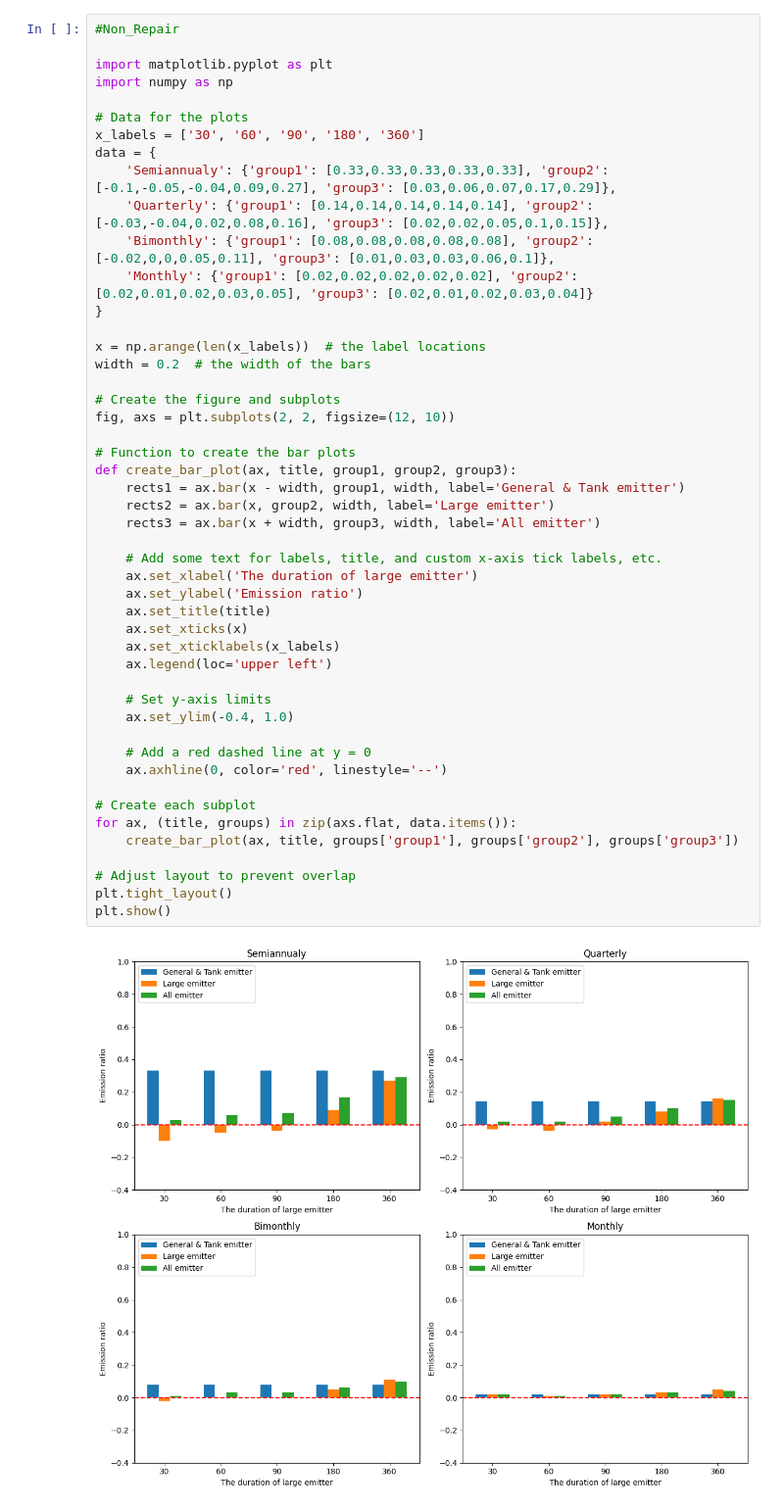
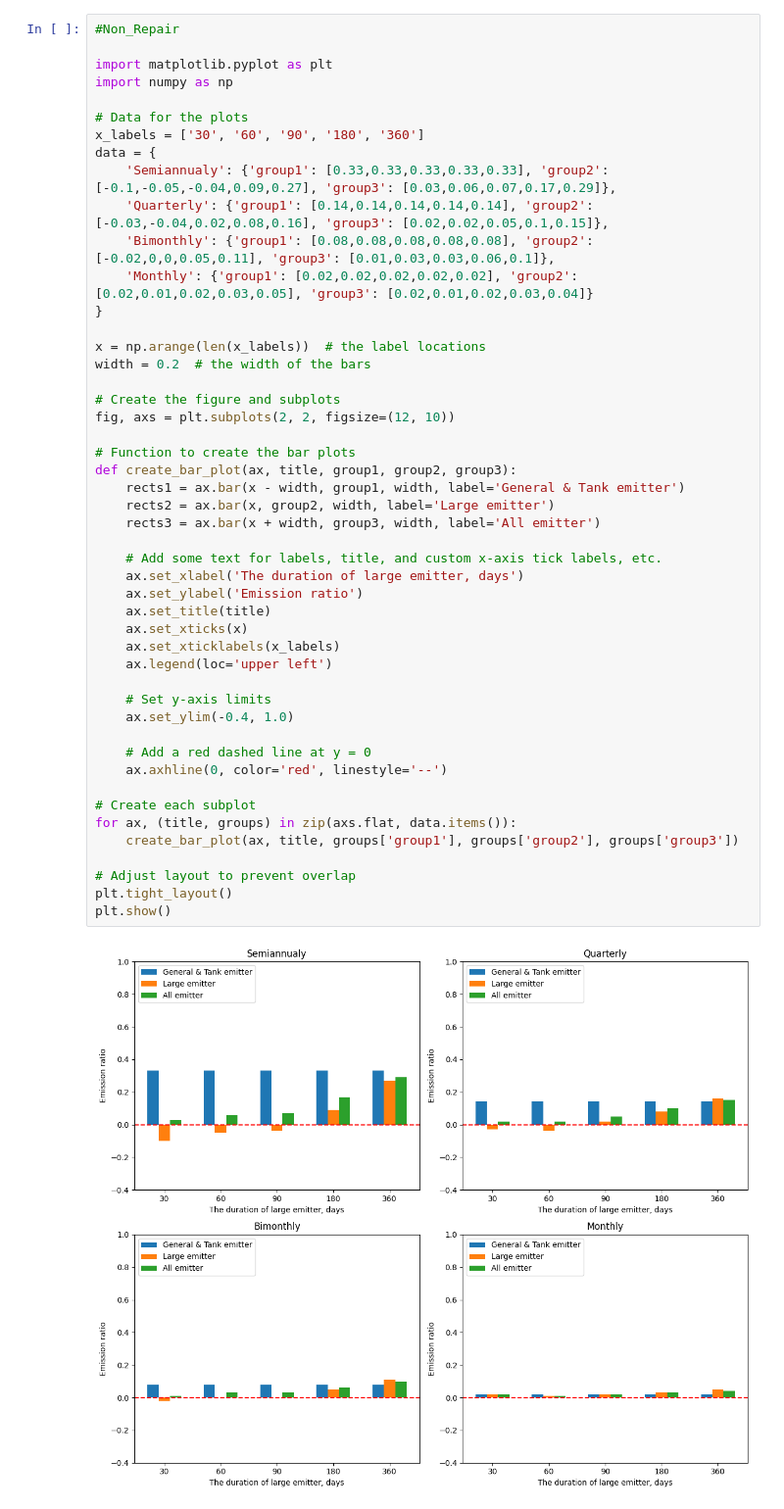
Before and after one commit to HJJJJX/Figure-Plotting, a Jupyter notebook: Accuracy_groupby_emitter_type.ipynb, the cells around one changed output. Shown at 98% size. Cells and saved outputs as stored; diff of their text form.

```diff
--- a/Accuracy_groupby_emitter_type.ipynb
+++ b/Accuracy_groupby_emitter_type.ipynb
@@ -70,35 +70,35 @@ width = 0.2  # the width of the bars
 # Create the figure and subplots
 fig, axs = plt.subplots(2, 2, figsize=(12, 10))
 
 # Function to create the bar plots
 def create_bar_plot(ax, title, group1, group2, group3):
     rects1 = ax.bar(x - width, group1, width, label='General & Tank emitter')
     rects2 = ax.bar(x, group2, width, label='Large emitter')
     rects3 = ax.bar(x + width, group3, width, label='All emitter')
 
     # Add some text for labels, title, and custom x-axis tick labels, etc.
-    ax.set_xlabel('The duration of large emitter')
+    ax.set_xlabel('The duration of large emitter, days')
     ax.set_ylabel('Emission ratio')
     ax.set_title(title)
     ax.set_xticks(x)
     ax.set_xticklabels(x_labels)
     ax.legend(loc='upper left')
 
     # Set y-axis limits
     ax.set_ylim(-0.4, 1.0)
 
     # Add a red dashed line at y = 0
     ax.axhline(0, color='red', linestyle='--')
 
 # Create each subplot
 for ax, (title, groups) in zip(axs.flat, data.items()):
     create_bar_plot(ax, title, groups['group1'], groups['group2'], groups['group3'])
 
 # Adjust layout to prevent overlap
 plt.tight_layout()
 plt.show()
 # %% [output]
-[figure, old version]
+[figure, new version]
 # %%
 #Repair
 
```
Also changed, not shown: parts of 1 cell of this notebook.
